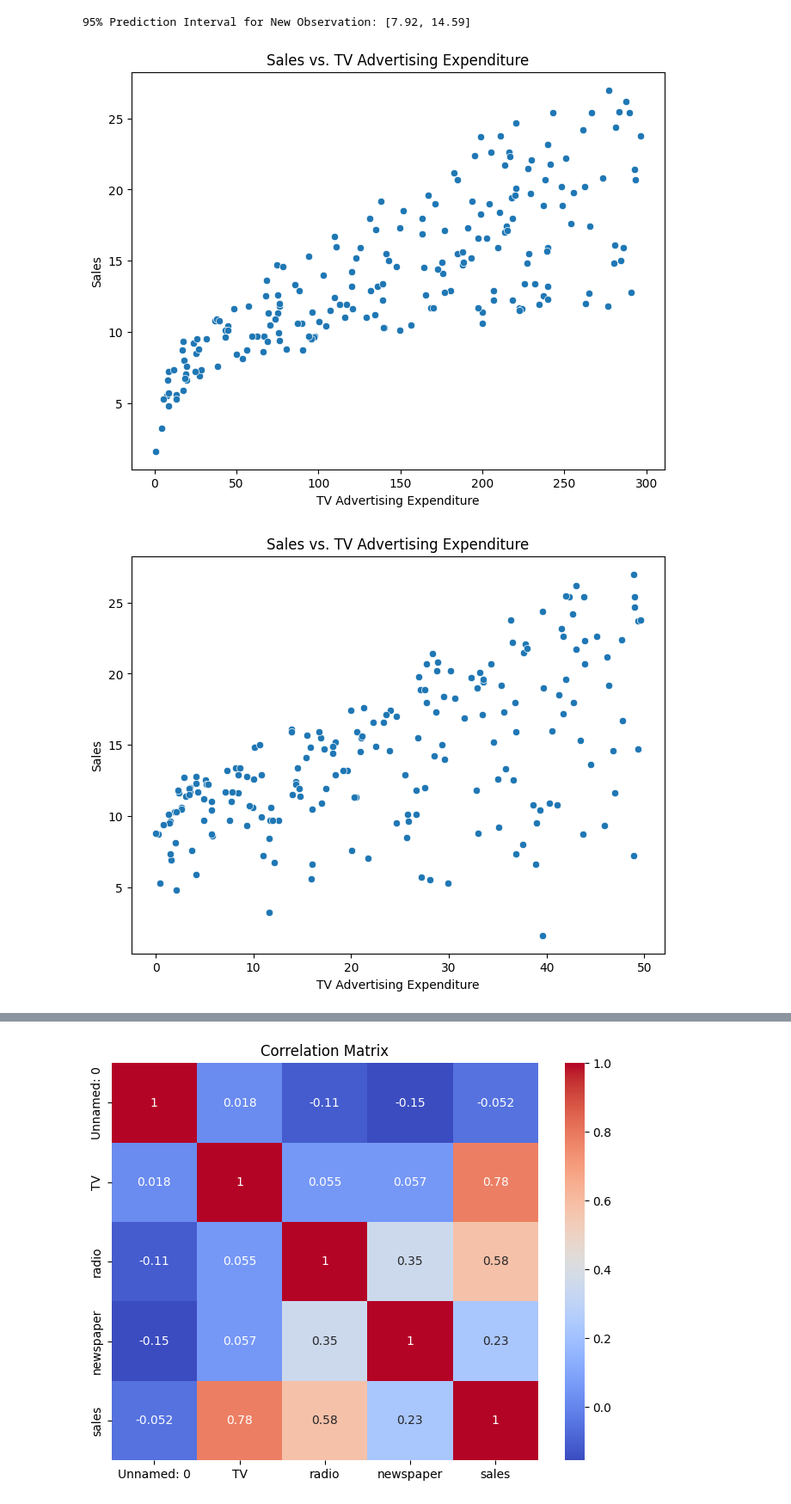
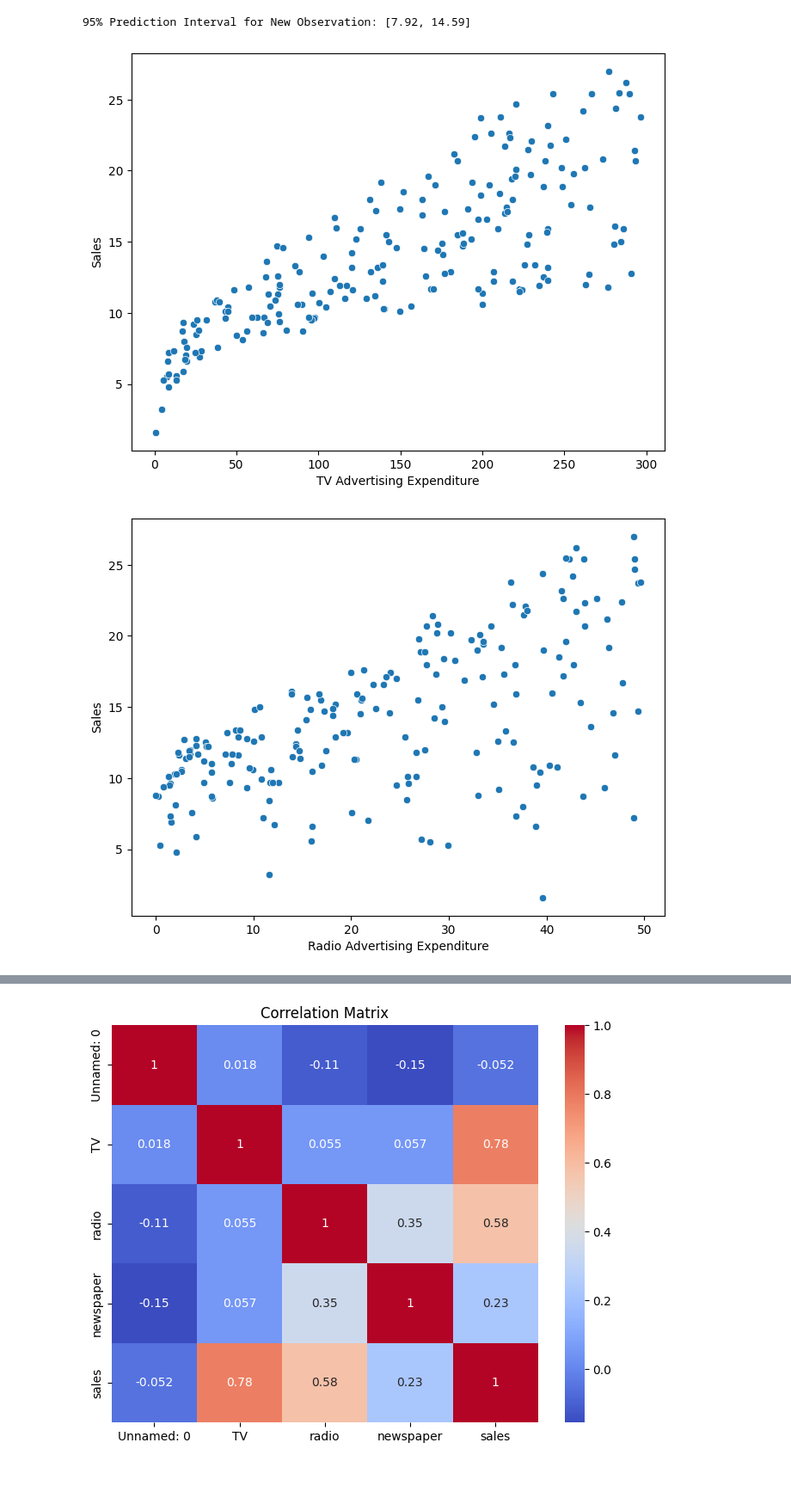
Before and after one commit to tommyly201/regression_project, a Jupyter notebook: class_project.ipynb, the cells around one changed output, grey strips where cells are left out. Shown at 86% size. Drawn from its saved outputs; the diff is of its cells as text; code cells hidden in the pictures; blank space fills up the shorter version.

```diff
--- a/class_project.ipynb
+++ b/class_project.ipynb
@@ -162,27 +162,29 @@ print(f"\n95% Prediction Interval for New Observation: [{pred_int['obs_ci_lower'
 # %%
 import matplotlib.pyplot as plt
 import seaborn as sns
 
 plt.figure(figsize=(8, 6))
 sns.scatterplot(data=data, x='TV', y='sales')
-plt.title('Sales vs. TV Advertising Expenditure')
+#plt.title('Sales vs. TV Advertising Expenditure')
 plt.xlabel('TV Advertising Expenditure')
 plt.ylabel('Sales')
+plt.savefig('TV-sales.png')
 plt.show()
 # %% [output]
-[figure, old version]
+[figure, new version]
 # %%
 import matplotlib.pyplot as plt
 import seaborn as sns
 
 plt.figure(figsize=(8, 6))
 sns.scatterplot(data=data, x='radio', y='sales')
-plt.title('Sales vs. TV Advertising Expenditure')
-plt.xlabel('TV Advertising Expenditure')
+#plt.title('Sales vs. Radio Advertising Expenditure')
+plt.xlabel('Radio Advertising Expenditure')
 plt.ylabel('Sales')
+plt.savefig('radio-sales.png')
 plt.show()
 # %% [output]
-[figure, old version]
+[figure, new version]
 # %%
 plt.figure(figsize=(8, 6))
 sns.scatterplot(data=data, x='newspaper', y='sales')
```
Also changed, not shown: parts of 4 cells of this notebook.
